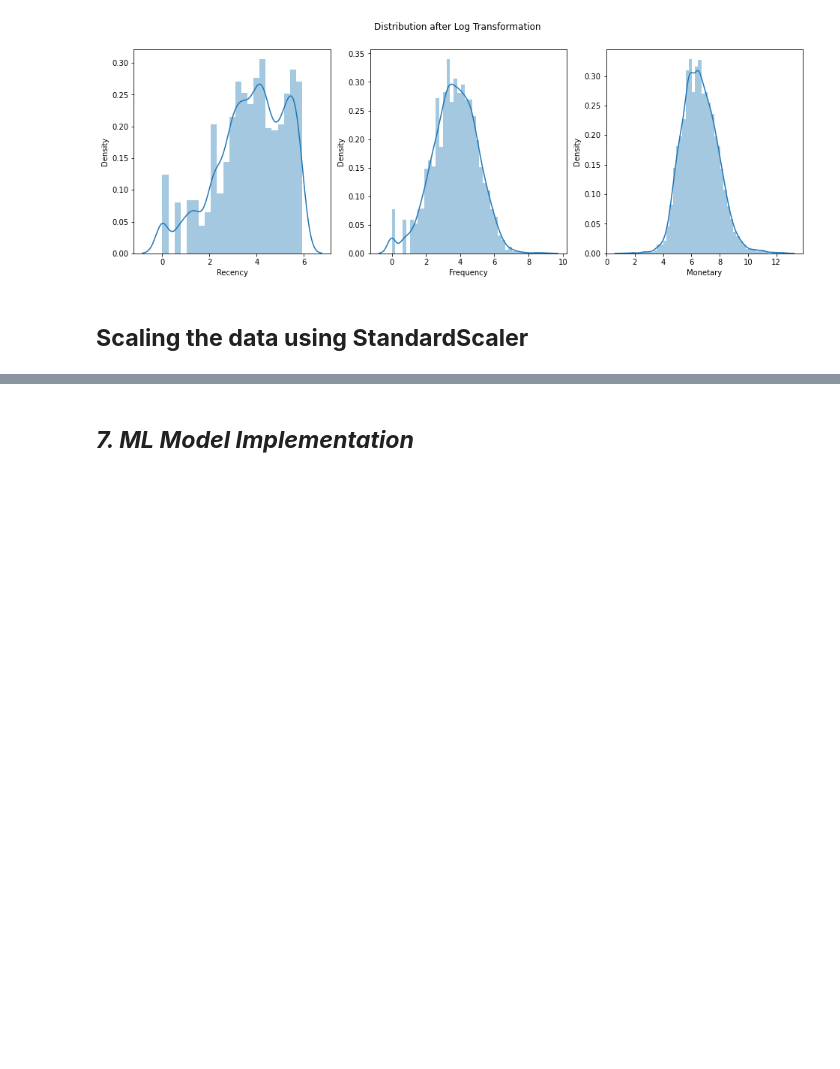
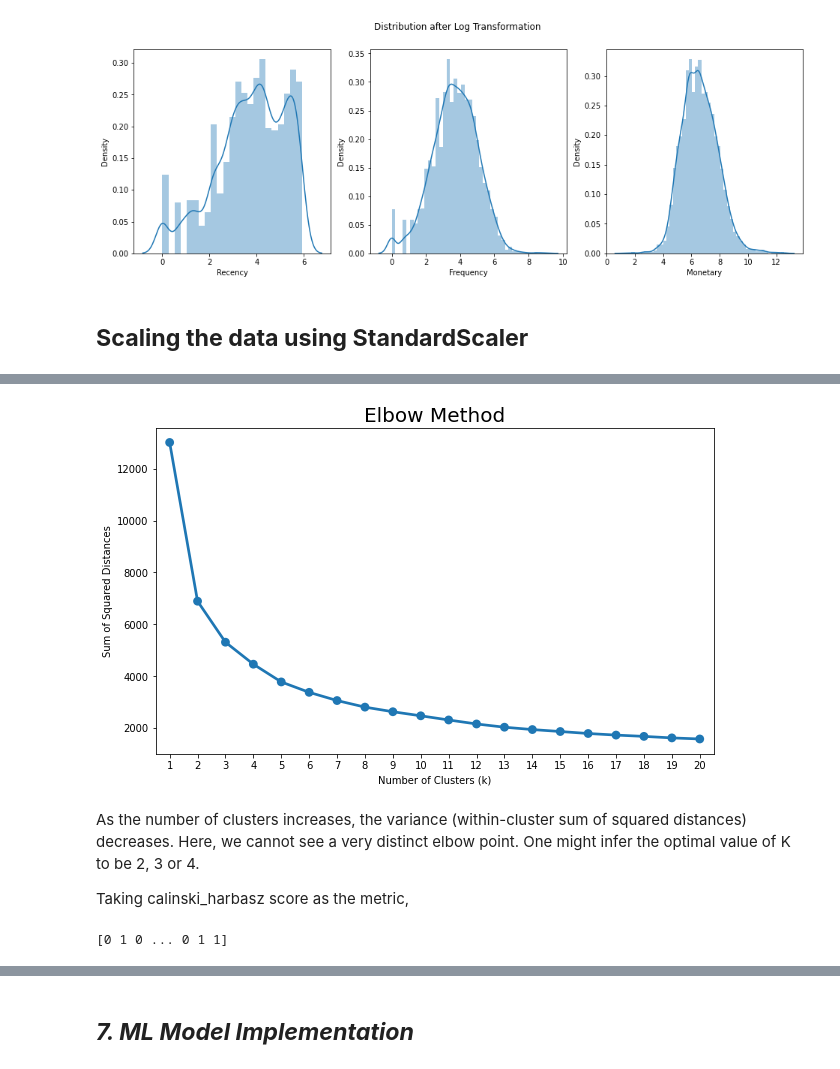
Before and after one commit to sakshantG/Online_Retail_Customer_Segmentation, a Jupyter notebook: Online_Retail_Customer_Segmentation.ipynb, the cells around one changed output, grey strips where cells are left out. Saved outputs shown, nothing was run; the diff lists cells and outputs as text; code cells hidden in the pictures; blank space fills up the shorter version.

```diff
--- a/Online_Retail_Customer_Segmentation.ipynb
+++ b/Online_Retail_Customer_Segmentation.ipynb
@@ -1152,0 +1159,31 @@ norm_data = scaler.fit_transform(new_log_df)
+# %%
+# Sum of square distances
+sum_of_sqr_dist = {}
+
+# fitting k-means
+for k in range(1,21):
+  km = KMeans(n_clusters=k, init='k-means++', max_iter=1000)
+  km = km.fit(norm_data)
+  sum_of_sqr_dist[k] = km.inertia_
+
+# plotting elbow method graph
+plt.figure(figsize=(10,6))
+
+sns.pointplot(x=list(sum_of_sqr_dist.keys()), y=list(sum_of_sqr_dist.values()))
+plt.title('Elbow Method', fontsize=20)
+plt.xlabel('Number of Clusters (k)');
+plt.ylabel('Sum of Squared Distances')
+plt.show()
+# %% [output]
+[figure, added]
+# %% [markdown]
+As the number of clusters increases, the variance (within-cluster sum of squared distances) decreases. Here, we cannot see a very distinct elbow point. One might infer the optimal value of K to be 2, 3 or 4.
+
+Taking calinski_harbasz score as the metric,
+# %%
+# using k=2
+km = KMeans(n_clusters=2,max_iter=1000, random_state=1)
+cluster_labels = km.fit_predict(norm_data)
+print(cluster_labels)
+# %% [output]
+[0 1 0 ... 0 1 1]
```
Also changed, not shown: parts of 14 cells of this notebook.
